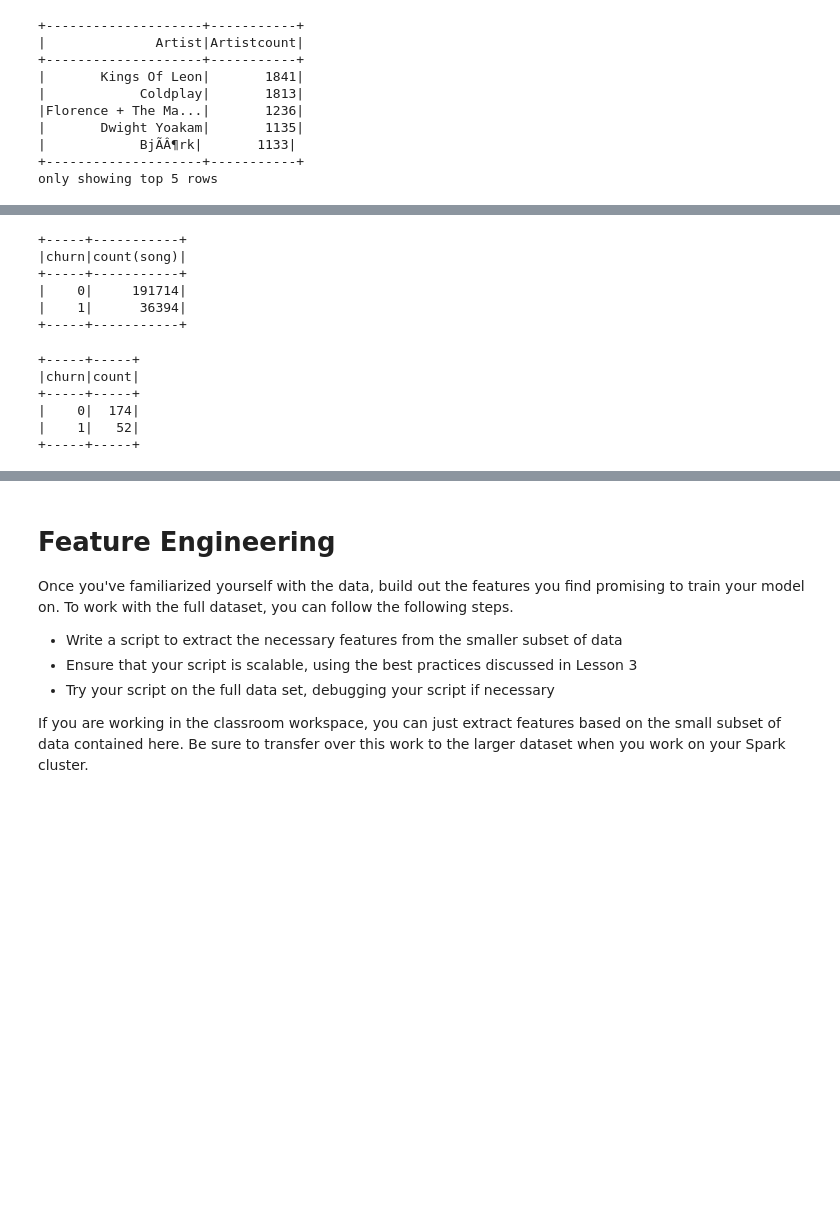
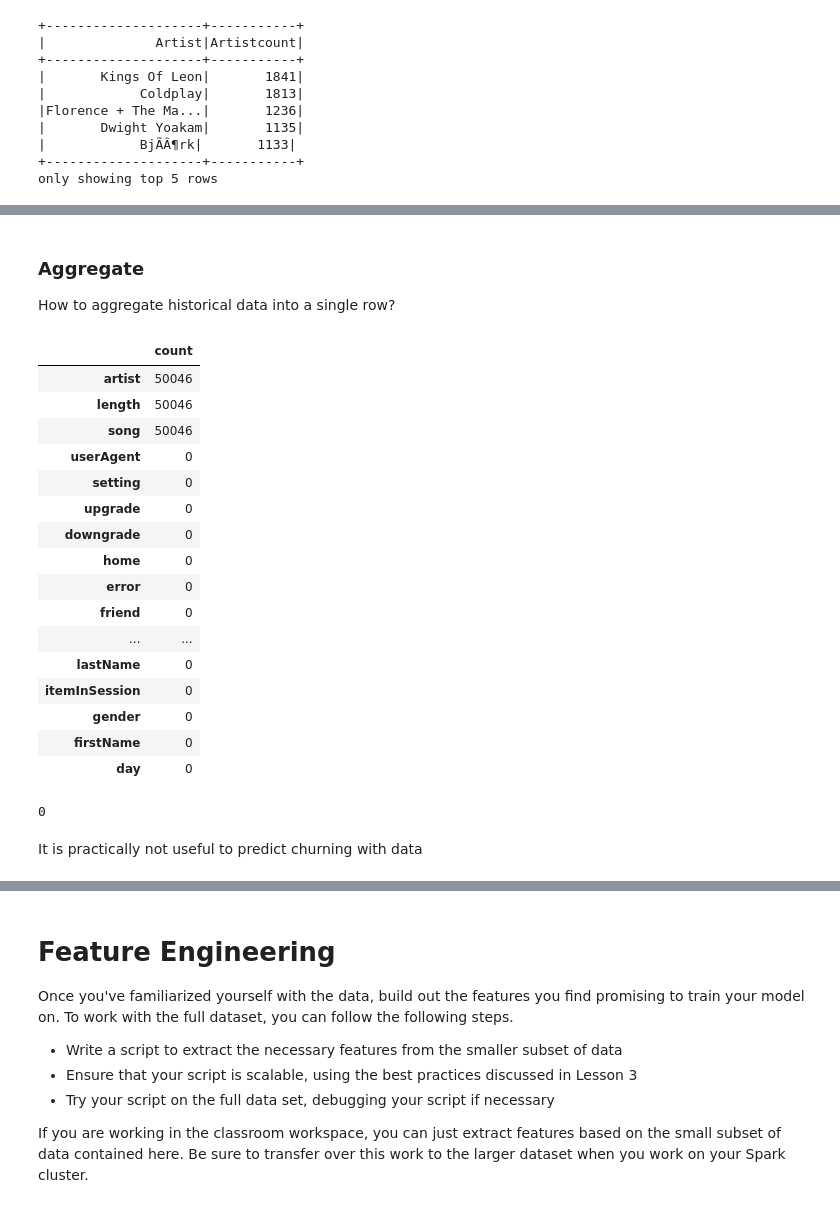
Before and after one commit to stillqe/sparkify, a Jupyter notebook: Sparkify.ipynb, the cells around one changed output, grey strips where cells are left out. Saved outputs shown, nothing was run; the diff lists cells and outputs as text; code cells hidden in the pictures; blank space fills up the shorter version.

```diff
--- a/Sparkify.ipynb
+++ b/Sparkify.ipynb
@@ -176,24 +173,45 @@ only showing top 5 rows
+# %%
+df = df.withColumn('cancel', when(df.page == 'Cancellation Confirmation', 1).otherwise(0)) \
+    .withColumn('thumpsup', when(df.page == 'Thumbs Up', 1).otherwise(0)) \
+    .withColumn('thumpsdown', when(df.page == 'Thumbs Down', 1).otherwise(0)) \
+    .withColumn('ad', when(df.page == 'Roll Advert', 1).otherwise(0)) \
+    .withColumn('playlist', when(df.page == 'Add to Playlist', 1).otherwise(0)) \
+    .withColumn('friend', when(df.page == 'Add Friend', 1).otherwise(0)) \
+    .withColumn('error', when(df.page == 'Error', 1).otherwise(0)) \
+    .withColumn('home', when(df.page == 'Home', 1).otherwise(0)) \
+    .withColumn('downgrade', when(df.page == 'Downgrade', 1).otherwise(0)) \
+    .withColumn('upgrade', when(df.page == 'Upgrade', 1).otherwise(0)) \
+    .withColumn('setting', when(df.page == 'Save Settings', 1).otherwise(0)) \
+    .withColumn('ts', col('ts')/1000) \
+    .withColumn('registration', col('registration')/1000) \
+    .withColumn('day', ((col('ts')-col('registration'))/(60*60*24)).cast(IntegerType()))
+# %% [markdown]
+### Aggregate
+
+How to aggregate historical data into a single row?
+# %%
+df = df.where(df.userId != "")
+
+count_missings(df)
+# %% [output]
+|  | count |
+| artist | 50046 |
+| length | 50046 |
+| song | 50046 |
+| userAgent | 0 |
+| setting | 0 |
+| upgrade | 0 |
+| downgrade | 0 |
+| home | 0 |
+| error | 0 |
+| friend | 0 |
+| ... | ... |
+| lastName | 0 |
+| itemInSession | 0 |
+| gender | 0 |
+| firstName | 0 |
+| day | 0 |
 # %%
-df.select('userId').dropDuplicates().count()
+df.where(df.userId=="").count()
+# %% [output]
+0
-# %%
-churned_usr = df.filter(df.page == 'Cancellation Confirmation').select('userId').dropDuplicates()
-churned_usr = churned_usr.withColumn('churn', lit('1'))
-df = df.join(churned_usr, 'userId', 'outer')
-df = df.fillna('0','churn')
-df.select(['userId', 'churn','song']).groupby('churn').agg({'song': 'count'}).show()
-# %% [output]
-+-----+-----------+
-|churn|count(song)|
-+-----+-----------+
-|    0|     191714|
-|    1|      36394|
-+-----+-----------+
-# %%
-df.select(['userId', 'churn']).dropDuplicates().groupby('churn').count().show()
-# %% [output]
-+-----+-----+
-|churn|count|
-+-----+-----+
-|    0|  174|
-|    1|   52|
-+-----+-----+
@@ -199,0 +244,2 @@ df.select(['userId', 'churn']).dropDuplicates().groupby('churn').count().show()
+# %% [markdown]
+It is practically not useful to predict churning with data
```
Also changed, not shown: parts of 42 cells of this notebook.
